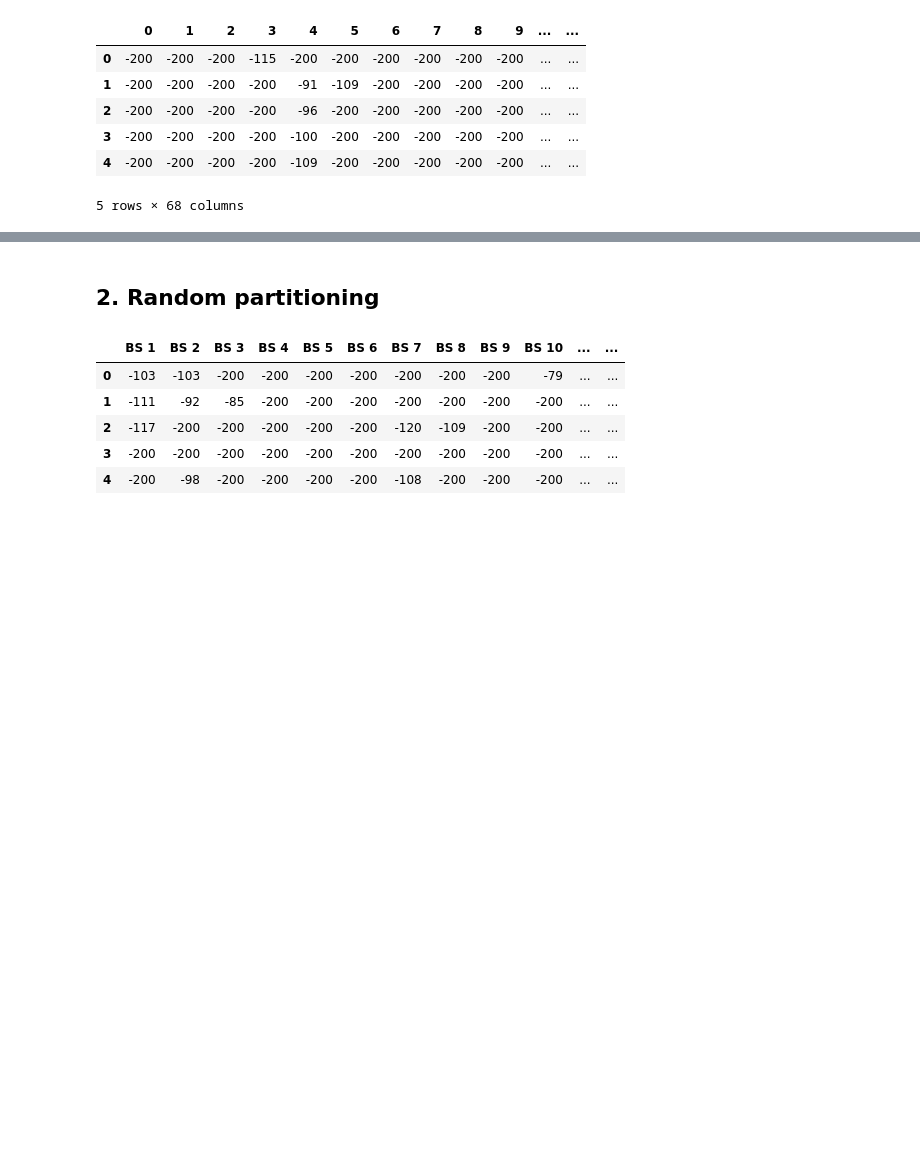
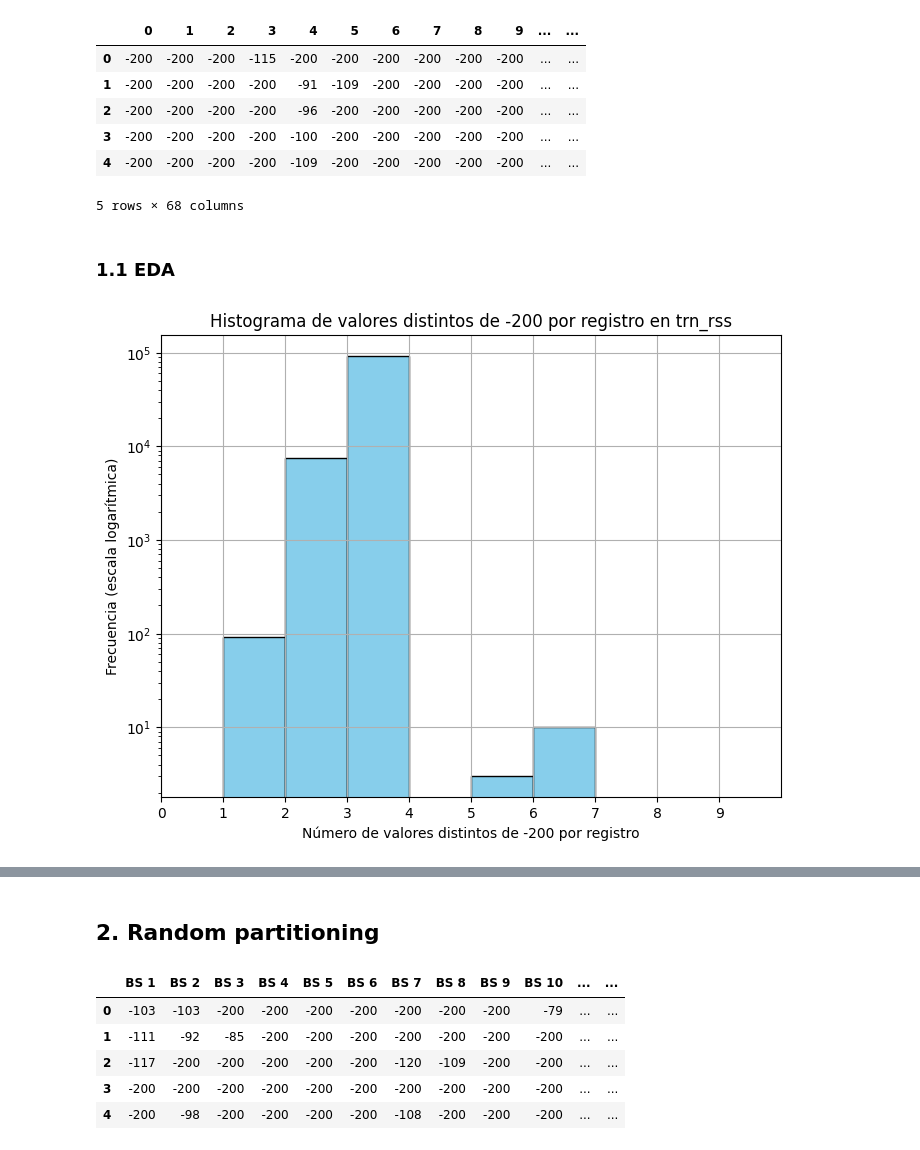
Before and after one commit to ernesto-miguez/UOC, a Jupyter notebook: TFM/Data partitioning strategy.ipynb, the cells around one changed output, grey strips where cells are left out. Drawn from its saved outputs; the diff is of its cells as text; code cells hidden in the pictures; blank space fills up the shorter version.

```diff
--- a/TFM/Data partitioning strategy.ipynb
+++ b/TFM/Data partitioning strategy.ipynb
@@ -53,3 +54,21 @@ tst_rss.head()
 | 3 | -200 | -200 | -200 | -200 | -100 | -200 | -200 | -200 | -200 | -200 | ... | ... |
 | 4 | -200 | -200 | -200 | -200 | -109 | -200 | -200 | -200 | -200 | -200 | ... | ... |
 5 rows × 68 columns
+# %% [markdown]
+### 1.1 EDA
+# %%
+# Calcular la cantidad de valores distintos de -200 por registro
+num_valid_values_per_record = np.sum(trn_rss != -200, axis=1)
+
+# Crear el histograma con escala logarítmica en el eje y
+plt.figure(figsize=(8, 6))
+plt.hist(num_valid_values_per_record, bins=np.arange(0, trn_rss.shape[1]+1), color='skyblue', edgecolor='black', log=True)
+plt.xlabel('Número de valores distintos de -200 por registro')
+plt.ylabel('Frecuencia (escala logarítmica)')
+plt.title('Histograma de valores distintos de -200 por registro en trn_rss')
+plt.xlim(0, 10)
+plt.xticks(np.arange(10))
+plt.grid(True)
+plt.show()
+# %% [output]
+[figure, added]
```
Also changed, not shown: parts of 11 cells of this notebook.
